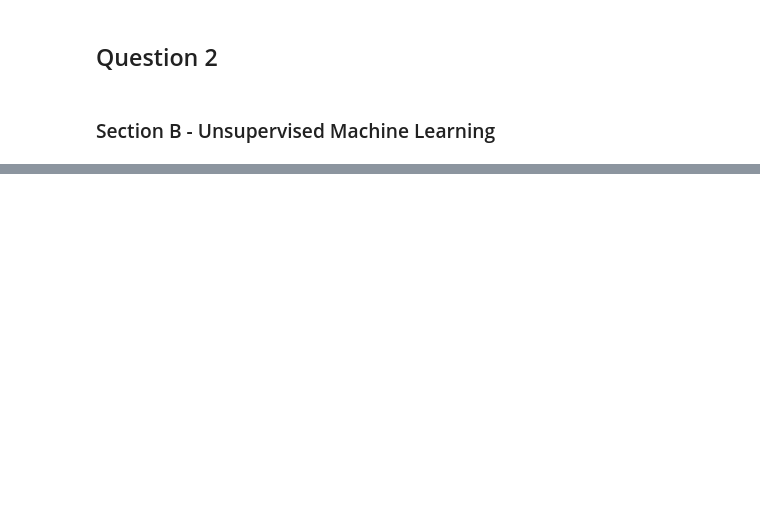
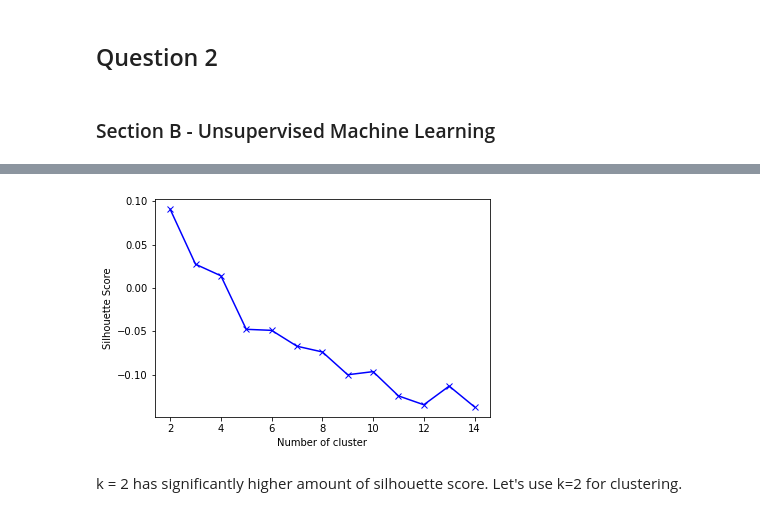
Before and after one commit to viralbthakar/CP8210-DB-Design, a Jupyter notebook: Assignment - 3 - MLModels/Question 2 - Section B.ipynb, the cells around one changed output, grey strips where cells are left out. Drawn from its saved outputs; the diff is of its cells as text; code cells hidden in the pictures; blank space fills up the shorter version.

```diff
--- a/Assignment - 3 - MLModels/Question 2 - Section B.ipynb
+++ b/Assignment - 3 - MLModels/Question 2 - Section B.ipynb
@@ -104,14 +202,18 @@ plt.show()
 # %%
 sc = {}
 for k in range(2, 15):
-    kmeans = KMeans(n_init='auto', n_clusters=k, init='random', random_state=0).fit(data_df)
-    labels = kmeans.predict(data_df)
+    kmeans = KMeans(n_init='auto', n_clusters=k, init='random', random_state=0).fit(data_scaled)
+    labels = kmeans.predict(data_scaled)
     sc[k] = silhouette_score(data_df, labels)
 
 # Elbow plot
 plt.figure()
 plt.plot(list(sc.keys()), list(sc.values()), 'bx-')
 plt.xlabel("Number of cluster")
 plt.ylabel("Silhouette Score")
 plt.show()
+# %% [output]
+[figure, added]
+# %% [markdown]
+k = 2 has significantly higher amount of silhouette score. Let's use k=2 for clustering.
 # %%
```
Also changed, not shown: parts of 16 cells of this notebook, 3 other files.
